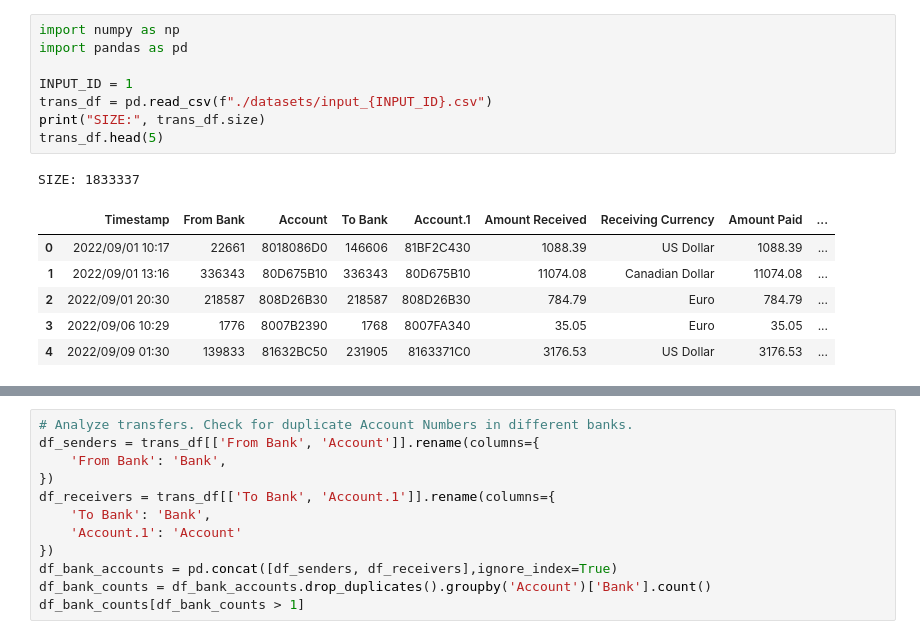
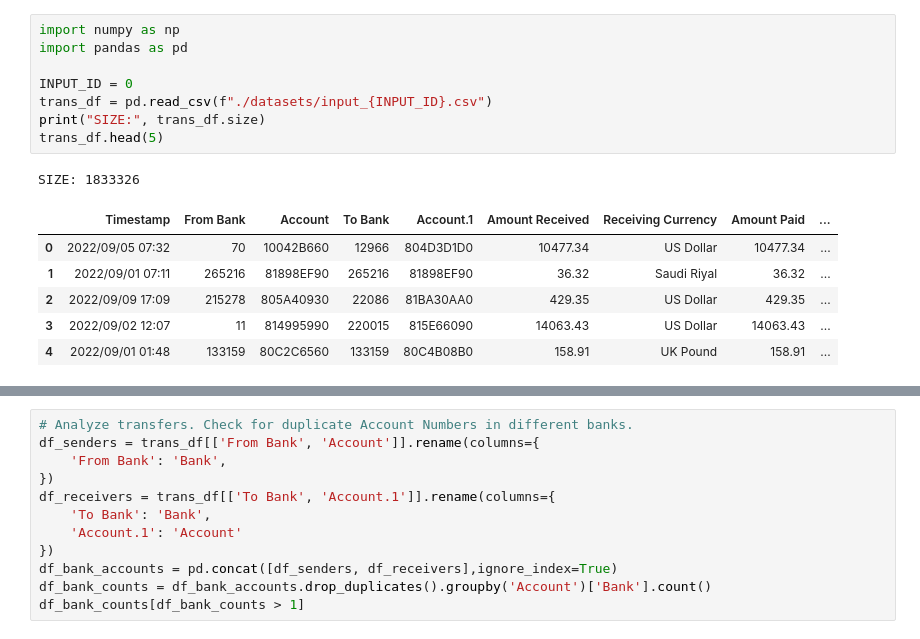
Before and after one commit to Bmorseletto/Tp-Grupal, a Jupyter notebook: money-laundering-analysis.ipynb, the cells around one changed output, grey strips where cells are left out. Cells and saved outputs as stored; diff of their text form.

```diff
--- a/money-laundering-analysis.ipynb
+++ b/money-laundering-analysis.ipynb
@@ -1,19 +1,19 @@
 # %%
 import numpy as np
 import pandas as pd
 
-INPUT_ID = 1
+INPUT_ID = 0
 trans_df = pd.read_csv(f"./datasets/input_{INPUT_ID}.csv")
 print("SIZE:", trans_df.size)
 trans_df.head(5)
 # %% [output]
-SIZE: 1833337
+SIZE: 1833326
 |  | Timestamp | From Bank | Account | To Bank | Account.1 | Amount Received | Receiving Currency | Amount Paid | ... |
-| 0 | 2022/09/01 10:17 | 22661 | 8018086D0 | 146606 | 81BF2C430 | 1088.39 | US Dollar | 1088.39 | ... |
-| 1 | 2022/09/01 13:16 | 336343 | 80D675B10 | 336343 | 80D675B10 | 11074.08 | Canadian Dollar | 11074.08 | ... |
-| 2 | 2022/09/01 20:30 | 218587 | 808D26B30 | 218587 | 808D26B30 | 784.79 | Euro | 784.79 | ... |
-| 3 | 2022/09/06 10:29 | 1776 | 8007B2390 | 1768 | 8007FA340 | 35.05 | Euro | 35.05 | ... |
-| 4 | 2022/09/09 01:30 | 139833 | 81632BC50 | 231905 | 8163371C0 | 3176.53 | US Dollar | 3176.53 | ... |
+| 0 | 2022/09/05 07:32 | 70 | 10042B660 | 12966 | 804D3D1D0 | 10477.34 | US Dollar | 10477.34 | ... |
+| 1 | 2022/09/01 07:11 | 265216 | 81898EF90 | 265216 | 81898EF90 | 36.32 | Saudi Riyal | 36.32 | ... |
+| 2 | 2022/09/09 17:09 | 215278 | 805A40930 | 22086 | 81BA30AA0 | 429.35 | US Dollar | 429.35 | ... |
+| 3 | 2022/09/02 12:07 | 11 | 814995990 | 220015 | 815E66090 | 14063.43 | US Dollar | 14063.43 | ... |
+| 4 | 2022/09/01 01:48 | 133159 | 80C2C6560 | 133159 | 80C4B08B0 | 158.91 | UK Pound | 158.91 | ... |
 # %%
 # Analyze timestamps.
 print(f"Timestamp range: [{trans_df["Timestamp"].min()},{trans_df["Timestamp"].max()}]")
```
Also changed, not shown: parts of 13 cells of this notebook, 7 other files.
